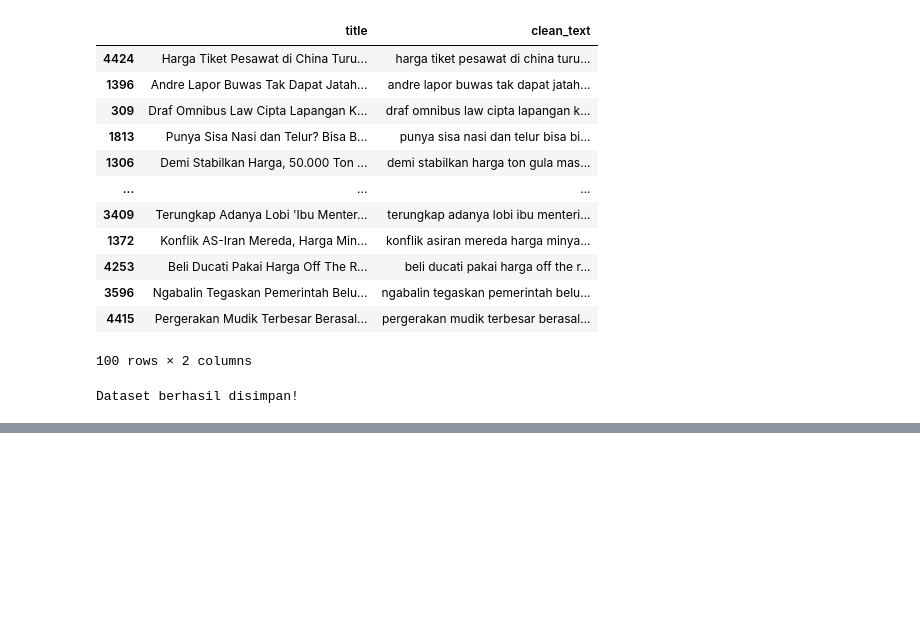
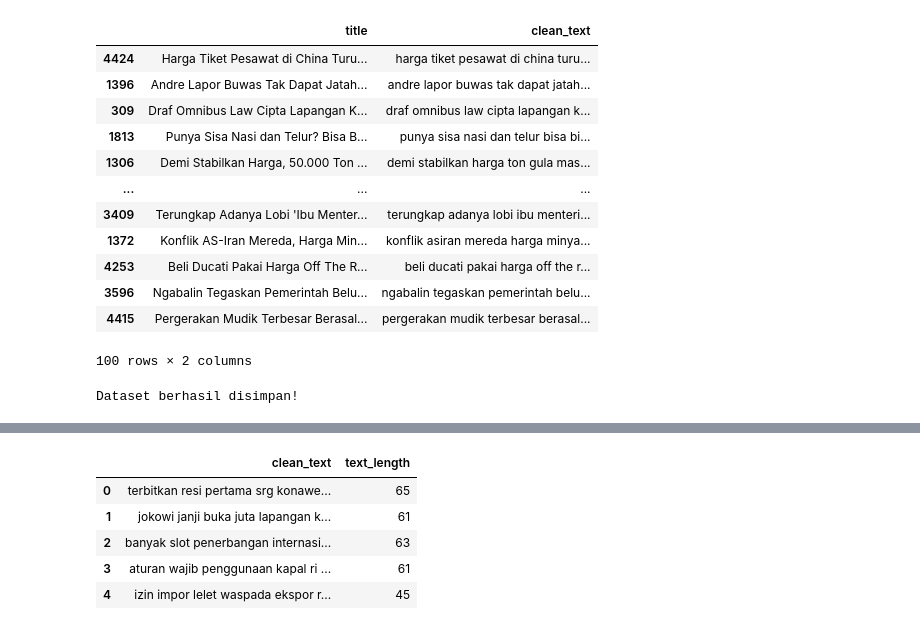
Before and after one commit to afllaabdi/tugas_NLP, a Jupyter notebook: Source_Code.ipynb, the cells around one changed output, grey strips where cells are left out. Saved outputs shown, nothing was run; the diff lists cells and outputs as text; code cells hidden in the pictures; blank space fills up the shorter version.

```diff
--- a/Source_Code.ipynb
+++ b/Source_Code.ipynb
@@ -167,0 +186,14 @@ Dataset berhasil disimpan!
+# %%
+# =========================
+# TEXT LENGTH
+# =========================
+df['text_length'] = df['clean_text'].apply(len)
+
+df[['clean_text', 'text_length']].head()
+# %% [output]
+|  | clean_text | text_length |
+| 0 | terbitkan resi pertama srg konawe... | 65 |
+| 1 | jokowi janji buka juta lapangan k... | 61 |
+| 2 | banyak slot penerbangan internasi... | 63 |
+| 3 | aturan wajib penggunaan kapal ri ... | 61 |
+| 4 | izin impor lelet waspada ekspor r... | 45 |
```
Also changed, not shown: parts of 7 cells of this notebook.
